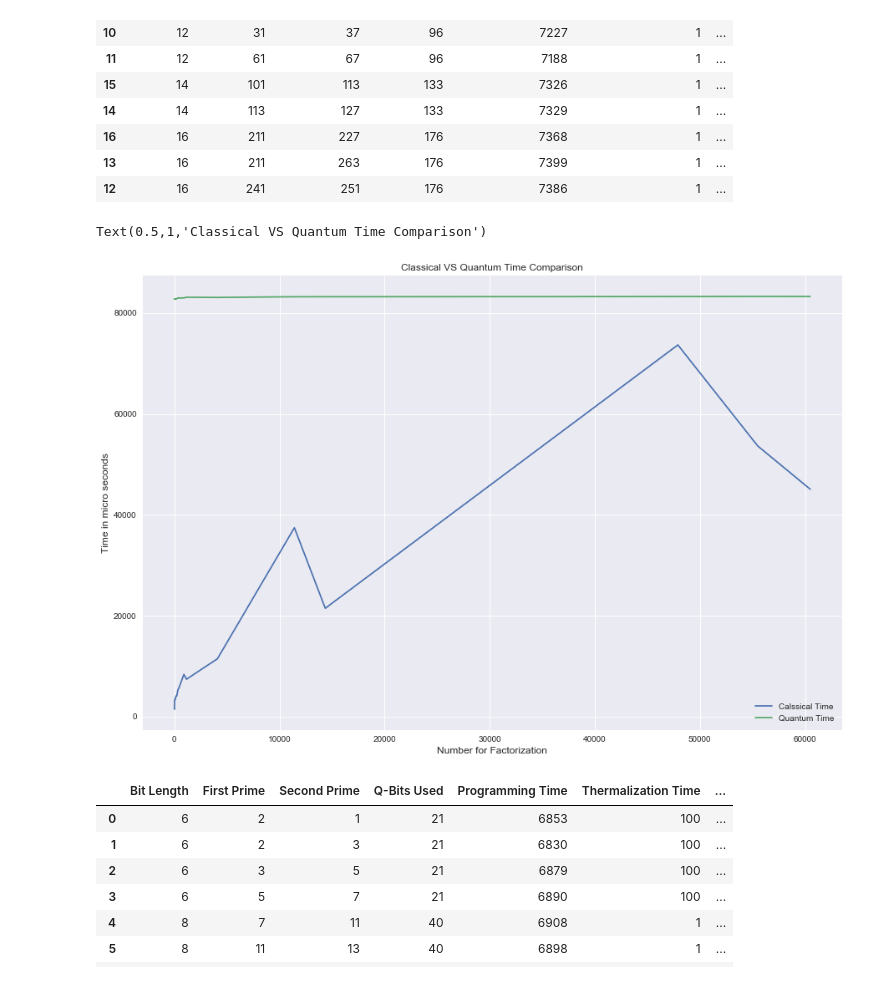
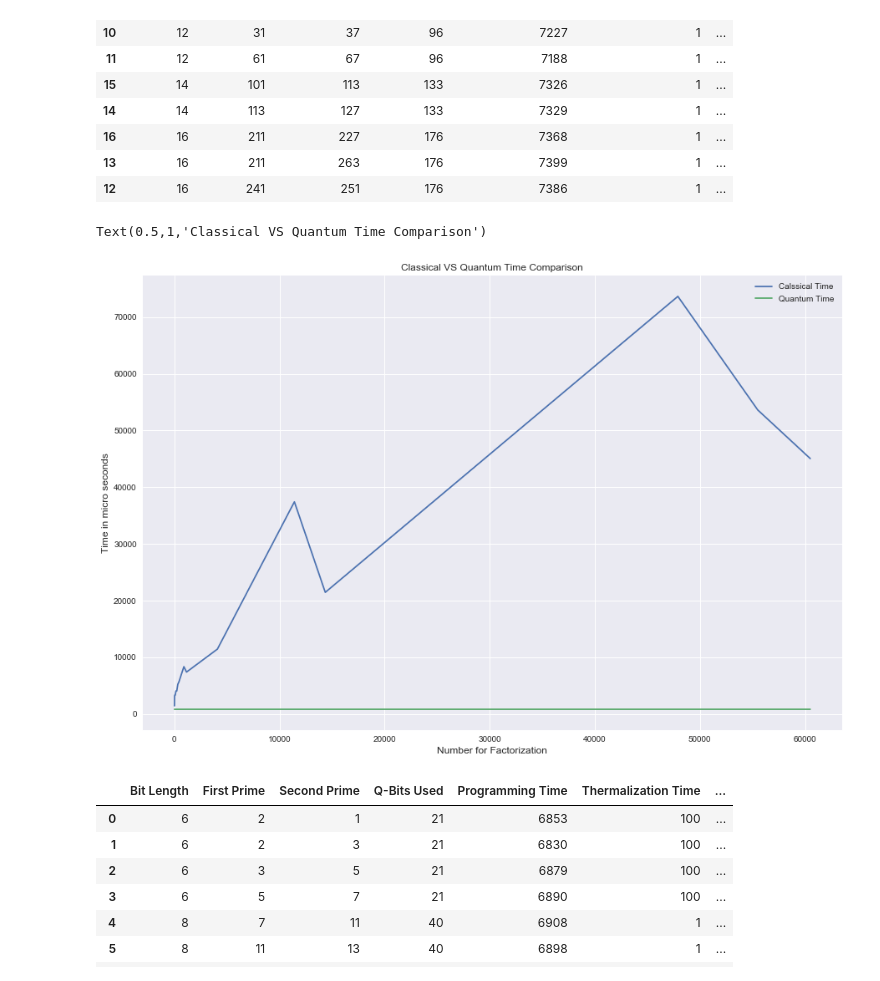
Before and after one commit to harshitkhandelwal-4414802715/Time, a Jupyter notebook: plotting time.ipynb, the cells around one changed output. Cells and saved outputs as stored; diff of their text form; code cells hidden in the pictures.

```diff
--- a/plotting time.ipynb
+++ b/plotting time.ipynb
@@ -5,7 +5,7 @@ import matplotlib.pyplot as plt
 plt.style.use(['seaborn'])
 df=pd.read_excel("dff.xlsx")
 df["Number"]=df["First Prime"]*df["Second Prime"]
-df["Quantum Time"]=df["Programming Time"]+df["Sampling Time"]
+df["Quantum Time"]=df["Programming Time"]+df["Sampling Time"])/df["Total Samples"]
 df.sort_values("Number",inplace=True)
 df
 # %% [output]
@@ -30,14 +30,14 @@ df
 # %%
 fig=plt.figure(figsize=(15,10))
 plt.plot(df.Number,df["Single Run"])
 plt.plot(df.Number,df["Quantum Time"])
 plt.xlabel("Number for Factorization",fontsize="large")
 plt.ylabel("Time in micro seconds",fontsize="large")
-plt.legend(labels=["Calssical Time","Quantum Time"],loc="lower right",fontsize="medium")
+plt.legend(labels=["Calssical Time","Quantum Time"],loc="upper right",fontsize="medium")
 plt.title("Classical VS Quantum Time Comparison")
 # %% [output]
 Text(0.5,1,'Classical VS Quantum Time Comparison')
-[figure, old version]
+[figure, new version]
 # %%
 dff=df.copy()
 dff["Quantum Time"]=dff["Quantum Time"]/1000000                           #micro to seconds conversion
```
